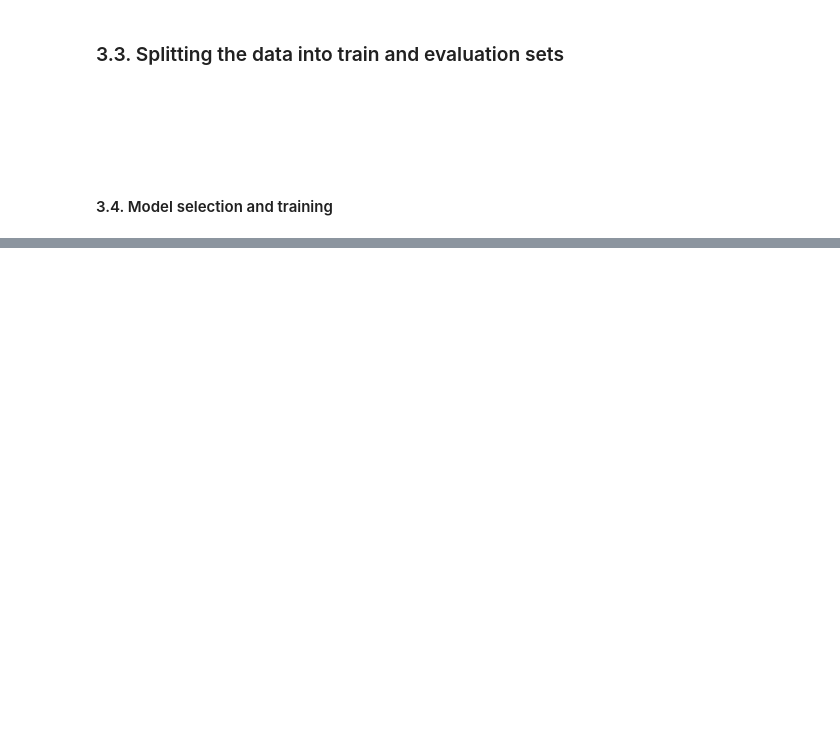
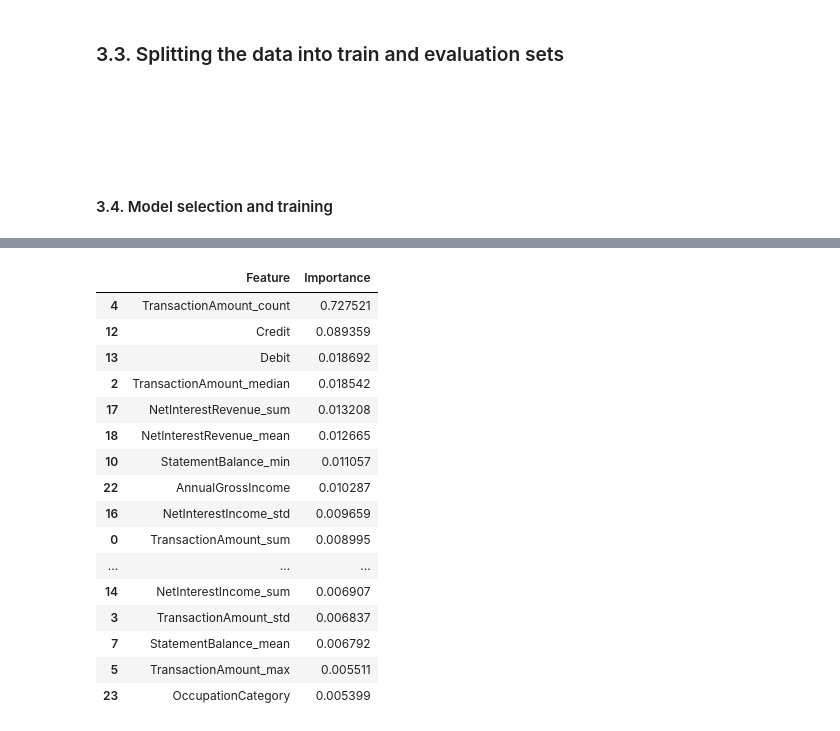
Before and after one commit to topollonaketsana/Data--Analysis, a Jupyter notebook: Forecasting-Challenge/Model_Training.ipynb, the cells around one changed output, grey strips where cells are left out. Drawn from its saved outputs; the diff is of its cells as text; code cells hidden in the pictures; blank space fills up the shorter version.

```diff
--- a/Forecasting-Challenge/Model_Training.ipynb
+++ b/Forecasting-Challenge/Model_Training.ipynb
@@ -128,7 +128,7 @@ X
 ### 3.3. Splitting the data into train and evaluation sets
 # %%
 # split the data
-X_tain, X_valid, y_train, y_valid = train_test_split(X, y, train_size= 0.8, random_state= 44)
+X_train, X_valid, y_train, y_valid = train_test_split(X, y, train_size= 0.8, random_state= 44)
 # %% [markdown]
 ####
 # %% [markdown]
@@ -143,5 +143,26 @@ models = {
     random_state= 42,
     n_jobs= -1
 ),
-    'XGBoost': XGBRFRegressor(n_estimators= 500, learning_rate= 0.02)
+#    'XGBoost': XGBRFRegressor(n_estimators= 500, learning_rate= 0.1)
 }
+# %%
+# model train
+for name, model in models.items():
+
+    try:
+        model.fit(X_train, y_train)
+        print(f'The {name} model trained successfully \n')
+
+        # if the above satisfied, then
+        pred = model.predict(X_valid)
+
+        # the score
+        rmse = root_mean_squared_log_error(y_valid, pred)
+
+        print(name)
+        print(f'score: {model.score(X_valid, y_valid)}')
+        print('-'*30)
+        print(f'The root mean square logarithmic error = {rmse}')
+
+    except Exception as e:
+        print(f'The model failed to train successfully {e}')
@@ -147,0 +200,26 @@ models = {
+# %%
+# useful attributes
+importance = pd.DataFrame({
+    'Feature': X_train.columns,
+    'Importance': model.feature_importances_
+}).sort_values('Importance', ascending= False)
+
+importance.head(20)
+# %% [output]
+|  | Feature | Importance |
+| 4 | TransactionAmount_count | 0.727521 |
+| 12 | Credit | 0.089359 |
+| 13 | Debit | 0.018692 |
+| 2 | TransactionAmount_median | 0.018542 |
+| 17 | NetInterestRevenue_sum | 0.013208 |
+| 18 | NetInterestRevenue_mean | 0.012665 |
+| 10 | StatementBalance_min | 0.011057 |
+| 22 | AnnualGrossIncome | 0.010287 |
+| 16 | NetInterestIncome_std | 0.009659 |
+| 0 | TransactionAmount_sum | 0.008995 |
+| ... | ... | ... |
+| 14 | NetInterestIncome_sum | 0.006907 |
+| 3 | TransactionAmount_std | 0.006837 |
+| 7 | StatementBalance_mean | 0.006792 |
+| 5 | TransactionAmount_max | 0.005511 |
+| 23 | OccupationCategory | 0.005399 |
```
Also changed, not shown: parts of 9 cells of this notebook, 1 other file.
